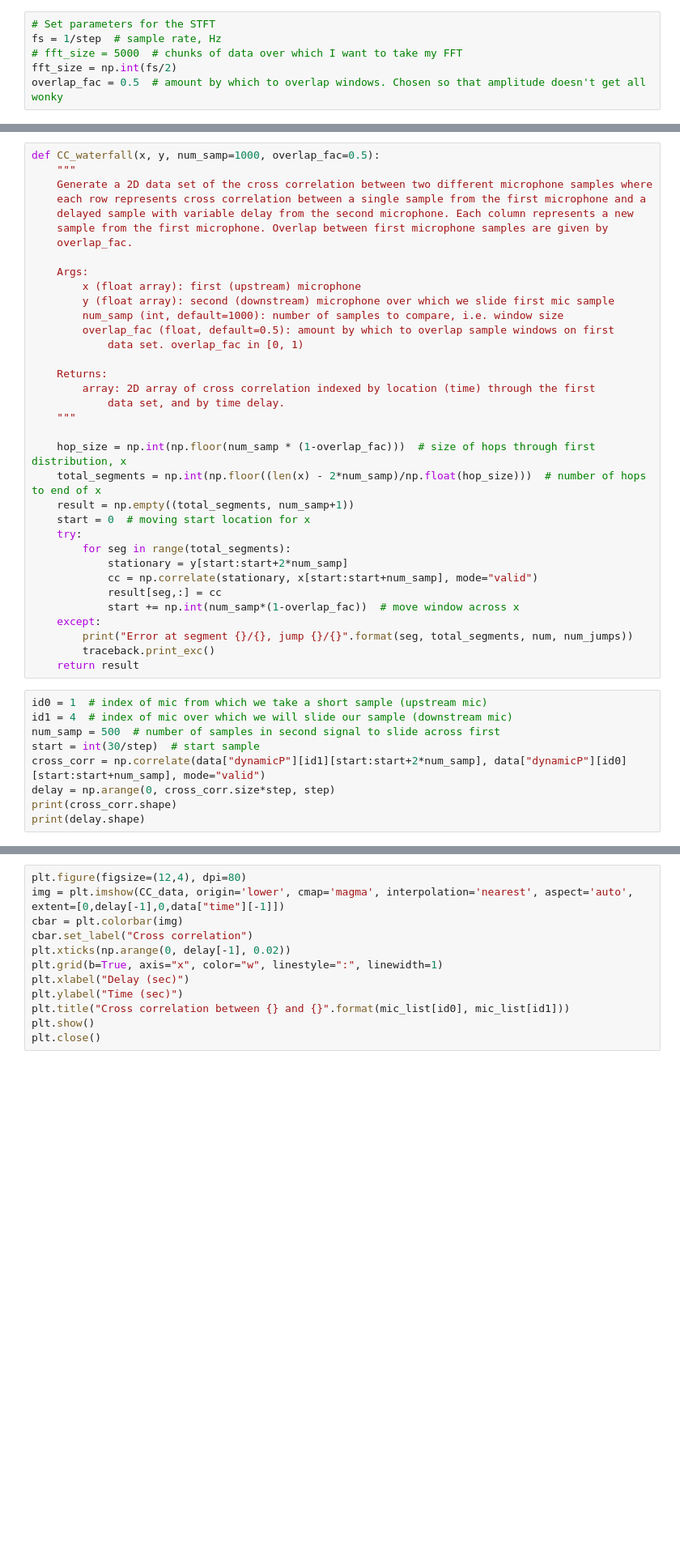
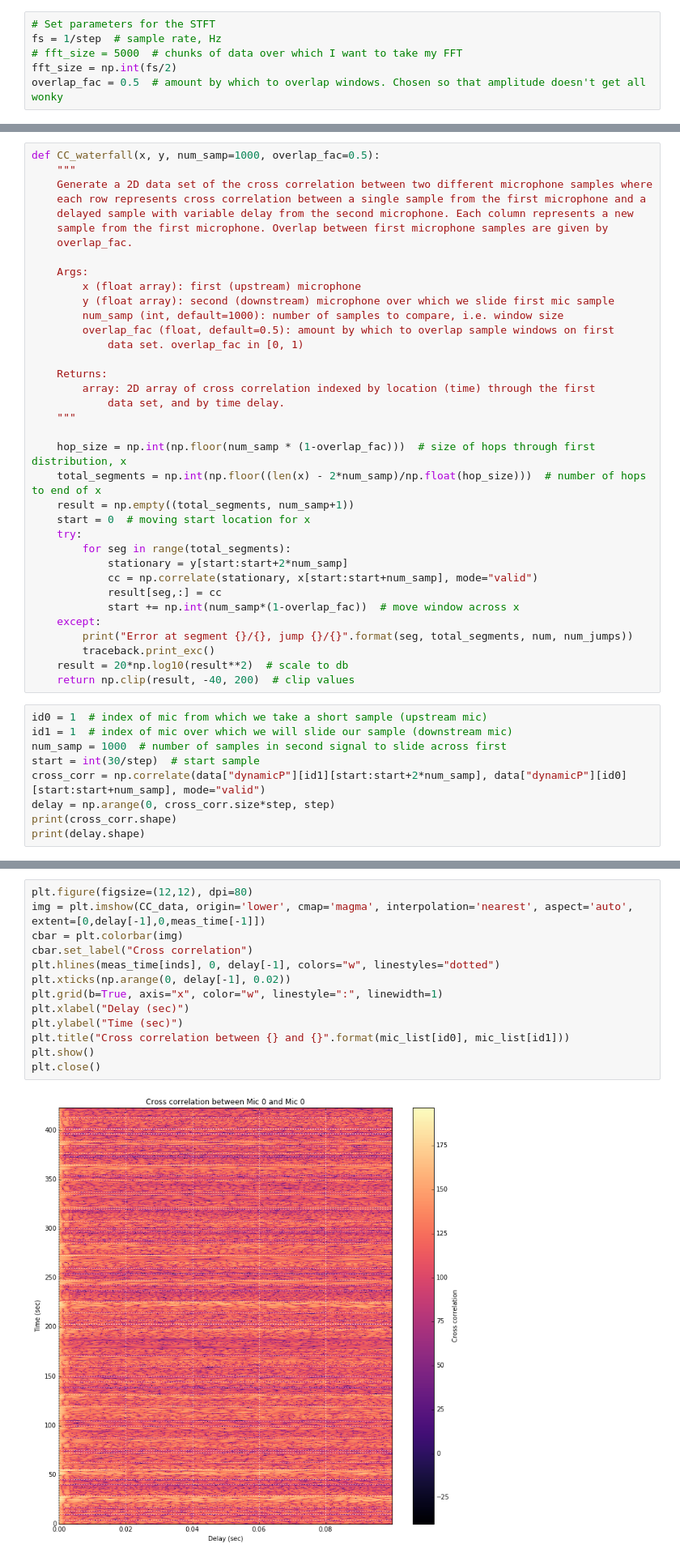
Before and after one commit to Engineero/burner_analysis, a Jupyter notebook: data_analysis_notebook.ipynb, the cells around one changed output, grey strips where cells are left out. Shown at 81% size. Drawn from its saved outputs; the diff is of its cells as text; blank space fills up the shorter version.

```diff
--- a/data_analysis_notebook.ipynb
+++ b/data_analysis_notebook.ipynb
@@ -357,11 +343,12 @@ def CC_waterfall(x, y, num_samp=1000, overlap_fac=0.5):
     except:
         print("Error at segment {}/{}, jump {}/{}".format(seg, total_segments, num, num_jumps))
         traceback.print_exc()
-    return result
+    result = 20*np.log10(result**2)  # scale to db
+    return np.clip(result, -40, 200)  # clip values
 # %%
 id0 = 1  # index of mic from which we take a short sample (upstream mic)
-id1 = 4  # index of mic over which we will slide our sample (downstream mic)
-num_samp = 500  # number of samples in second signal to slide across first
+id1 = 1  # index of mic over which we will slide our sample (downstream mic)
+num_samp = 1000  # number of samples in second signal to slide across first
 start = int(30/step)  # start sample
 cross_corr = np.correlate(data["dynamicP"][id1][start:start+2*num_samp], data["dynamicP"][id0][start:start+num_samp], mode="valid")
 delay = np.arange(0, cross_corr.size*step, step)
@@ -381,15 +375,18 @@ print(CC_data.shape)
 # %%
-plt.figure(figsize=(12,4), dpi=80)
-img = plt.imshow(CC_data, origin='lower', cmap='magma', interpolation='nearest', aspect='auto', extent=[0,delay[-1],0,data["time"][-1]])
+plt.figure(figsize=(12,12), dpi=80)
+img = plt.imshow(CC_data, origin='lower', cmap='magma', interpolation='nearest', aspect='auto', extent=[0,delay[-1],0,meas_time[-1]])
 cbar = plt.colorbar(img)
 cbar.set_label("Cross correlation")
+plt.hlines(meas_time[inds], 0, delay[-1], colors="w", linestyles="dotted")
 plt.xticks(np.arange(0, delay[-1], 0.02))
 plt.grid(b=True, axis="x", color="w", linestyle=":", linewidth=1)
 plt.xlabel("Delay (sec)")
 plt.ylabel("Time (sec)")
 plt.title("Cross correlation between {} and {}".format(mic_list[id0], mic_list[id1]))
 plt.show()
 plt.close()
+# %% [output]
+[figure, added]
 # %%
 peaks = signal.find_peaks_cwt(cross_corr, np.arange(10, 20))
 print(np.multiply(peaks, step))
```
Also changed, not shown: parts of 15 cells of this notebook.
